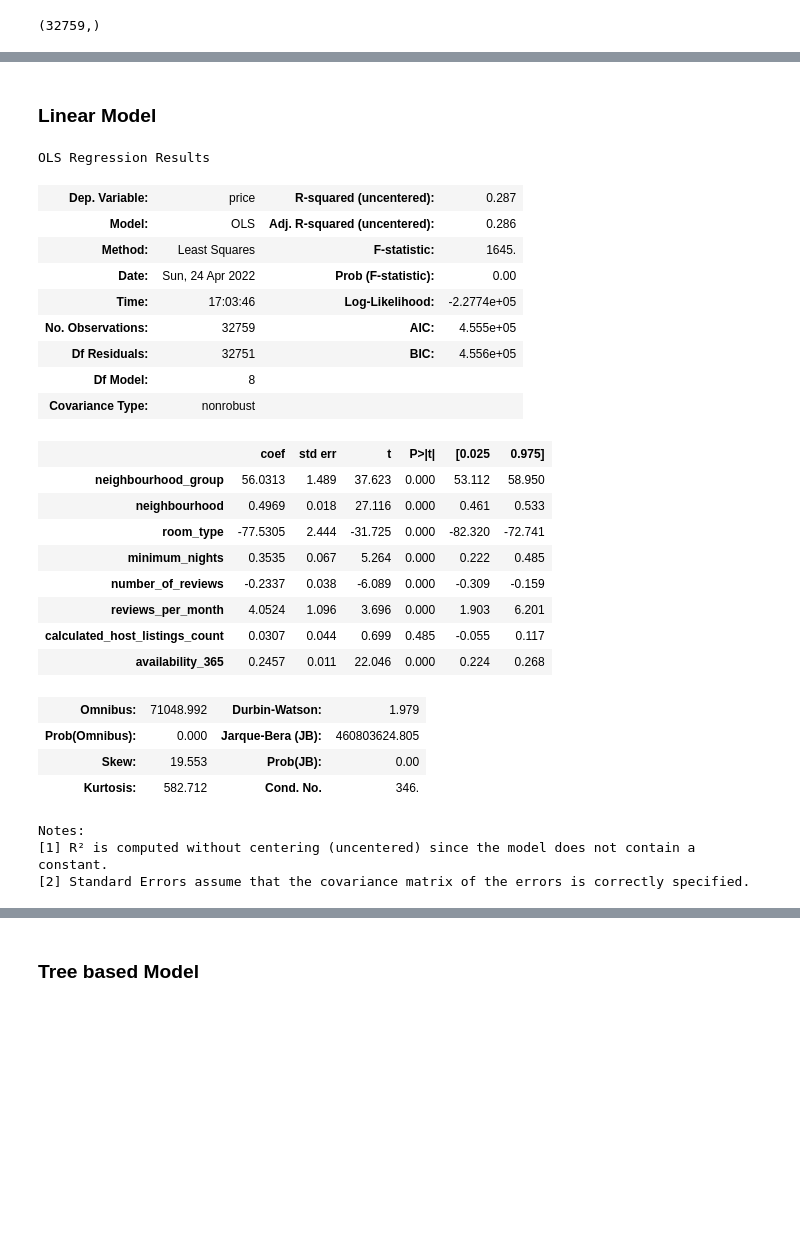
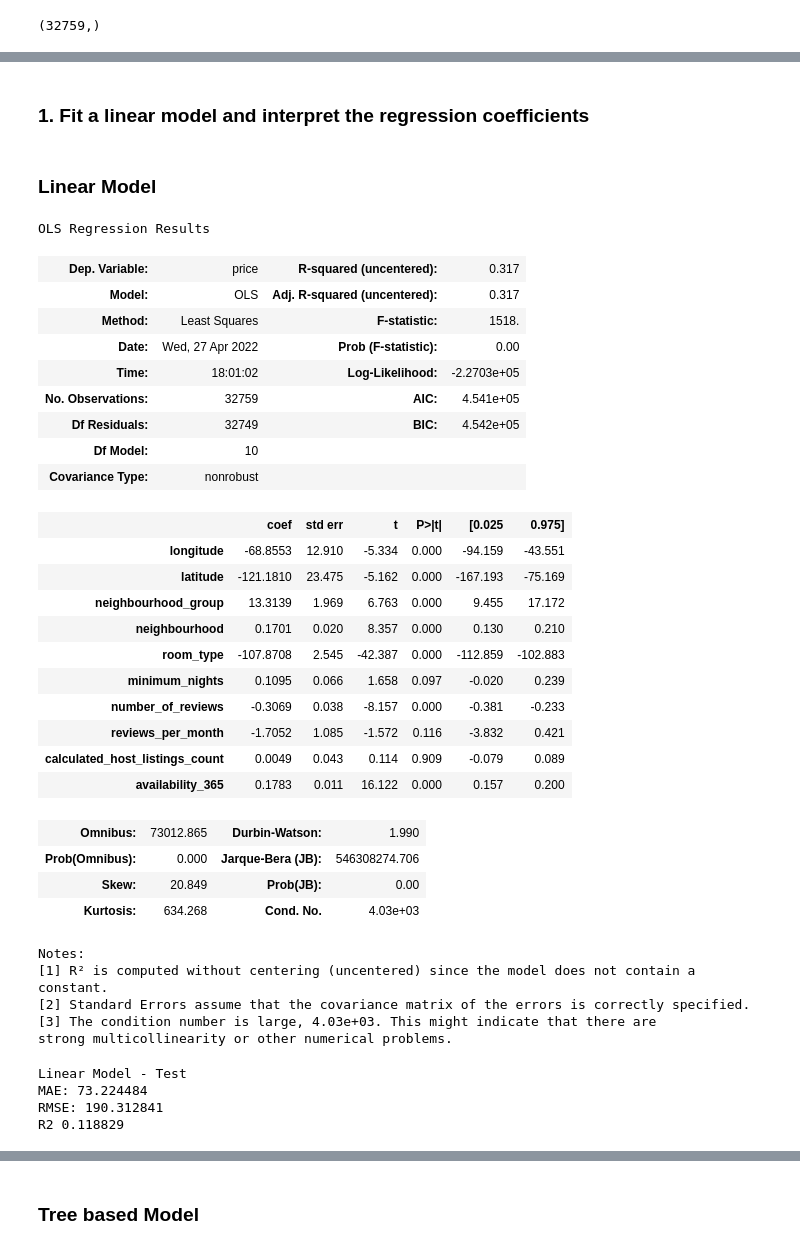
Before and after one commit to midhunmohank/DS, a Jupyter notebook: Notebooks/Model Intrepretability.ipynb, the cells around one changed output, grey strips where cells are left out. Saved outputs shown, nothing was run; the diff lists cells and outputs as text; code cells hidden in the pictures; blank space fills up the shorter version.

```diff
--- a/Notebooks/Model Intrepretability.ipynb
+++ b/Notebooks/Model Intrepretability.ipynb
@@ -46,7 +78,7 @@ df.describe()
 | max | 3.648724e+07 | 2.743213e+08 | 40.913060 | -73.712990 | 10000.000000 | 1250.000000 | 629.000000 | 58.500000 | ... |
 # %%
 #Dropping irrelevant columns
-df.drop(['latitude','longitude','last_review','id','name','host_id','host_name'],axis= 1, inplace= True)
+df.drop(['last_review','id','name','host_id','host_name'],axis= 1, inplace= True)
 # %%
 df.describe()
 # %% [output]
@@ -137,7 +176,7 @@ target.shape
 # %% [output]
 (48895,)
 # %%
-features = df[['neighbourhood_group', 'neighbourhood', 'room_type',
+features = df[['longitude','latitude','neighbourhood_group', 'neighbourhood', 'room_type',
        'minimum_nights', 'number_of_reviews', 'reviews_per_month',
        'calculated_host_listings_count', 'availability_365']]
 # %%
@@ -212,5 +252,0 @@ from sklearn.linear_model import LinearRegression
-# %%
-reg = LinearRegression()
-reg.fit(X_train,y_train)
-
-#Convert categroaical variables to cat codes
@@ -241,37 +253,43 @@ from sklearn.metrics import r2_score
+# %% [markdown]
+### 1. Fit a linear model and interpret the regression coefficients
 # %% [markdown]
 ### Linear Model
 # %%
 import statsmodels.api as sm
 
-OLS_model = sm.OLS(y_train,X_train).fit()
+lin_reg = sm.OLS(y_train,X_train).fit()
 # %%
-OLS_model.summary()
+lin_reg.summary()
 # %% [output]
 OLS Regression Results
-| Dep. Variable: | price | R-squared (uncentered): | 0.287 |
-| Model: | OLS | Adj. R-squared (uncentered): | 0.286 |
-| Method: | Least Squares | F-statistic: | 1645. |
-| Date: | Sun, 24 Apr 2022 | Prob (F-statistic): | 0.00 |
-| Time: | 17:03:46 | Log-Likelihood: | -2.2774e+05 |
-| No. Observations: | 32759 | AIC: | 4.555e+05 |
-| Df Residuals: | 32751 | BIC: | 4.556e+05 |
-| Df Model: | 8 |  |  |
+| Dep. Variable: | price | R-squared (uncentered): | 0.317 |
+| Model: | OLS | Adj. R-squared (uncentered): | 0.317 |
+| Method: | Least Squares | F-statistic: | 1518. |
+| Date: | Wed, 27 Apr 2022 | Prob (F-statistic): | 0.00 |
+| Time: | 18:01:02 | Log-Likelihood: | -2.2703e+05 |
+| No. Observations: | 32759 | AIC: | 4.541e+05 |
+| Df Residuals: | 32749 | BIC: | 4.542e+05 |
+| Df Model: | 10 |  |  |
 | Covariance Type: | nonrobust |  |  |
 |  | coef | std err | t | P>|t| | [0.025 | 0.975] |
-| neighbourhood_group | 56.0313 | 1.489 | 37.623 | 0.000 | 53.112 | 58.950 |
-| neighbourhood | 0.4969 | 0.018 | 27.116 | 0.000 | 0.461 | 0.533 |
-| room_type | -77.5305 | 2.444 | -31.725 | 0.000 | -82.320 | -72.741 |
-| minimum_nights | 0.3535 | 0.067 | 5.264 | 0.000 | 0.222 | 0.485 |
-| number_of_reviews | -0.2337 | 0.038 | -6.089 | 0.000 | -0.309 | -0.159 |
-| reviews_per_month | 4.0524 | 1.096 | 3.696 | 0.000 | 1.903 | 6.201 |
-| calculated_host_listings_count | 0.0307 | 0.044 | 0.699 | 0.485 | -0.055 | 0.117 |
-| availability_365 | 0.2457 | 0.011 | 22.046 | 0.000 | 0.224 | 0.268 |
+| longitude | -68.8553 | 12.910 | -5.334 | 0.000 | -94.159 | -43.551 |
+| latitude | -121.1810 | 23.475 | -5.162 | 0.000 | -167.193 | -75.169 |
+| neighbourhood_group | 13.3139 | 1.969 | 6.763 | 0.000 | 9.455 | 17.172 |
+| neighbourhood | 0.1701 | 0.020 | 8.357 | 0.000 | 0.130 | 0.210 |
+| room_type | -107.8708 | 2.545 | -42.387 | 0.000 | -112.859 | -102.883 |
+| minimum_nights | 0.1095 | 0.066 | 1.658 | 0.097 | -0.020 | 0.239 |
+| number_of_reviews | -0.3069 | 0.038 | -8.157 | 0.000 | -0.381 | -0.233 |
+| reviews_per_month | -1.7052 | 1.085 | -1.572 | 0.116 | -3.832 | 0.421 |
+| calculated_host_listings_count | 0.0049 | 0.043 | 0.114 | 0.909 | -0.079 | 0.089 |
+| availability_365 | 0.1783 | 0.011 | 16.122 | 0.000 | 0.157 | 0.200 |
-| Omnibus: | 71048.992 | Durbin-Watson: | 1.979 |
-| Prob(Omnibus): | 0.000 | Jarque-Bera (JB): | 460803624.805 |
-| Skew: | 19.553 | Prob(JB): | 0.00 |
-| Kurtosis: | 582.712 | Cond. No. | 346. |
+| Omnibus: | 73012.865 | Durbin-Watson: | 1.990 |
+| Prob(Omnibus): | 0.000 | Jarque-Bera (JB): | 546308274.706 |
+| Skew: | 20.849 | Prob(JB): | 0.00 |
+| Kurtosis: | 634.268 | Cond. No. | 4.03e+03 |
 Notes:
 [1] R² is computed without centering (uncentered) since the model does not contain a constant.
 [2] Standard Errors assume that the covariance matrix of the errors is correctly specified.
+[3] The condition number is large, 4.03e+03. This might indicate that there are
+strong multicollinearity or other numerical problems.
 # %%
 #Predicting the values
@@ -278,0 +297,11 @@ lr_pred = OLS_model.predict(X_test)
+# %%
+#Checking accuracy of predictions
+print('Linear Model - Test')
+print('MAE: %f'% mean_absolute_error(y_test, lr_pred))
+print('RMSE: %f'% np.sqrt(mean_squared_error(y_test, lr_pred)))
+print('R2 %f' % r2_score(y_test, lr_pred))
+# %% [output]
+Linear Model - Test
+MAE: 73.224484
+RMSE: 190.312841
+R2 0.118829
```
Also changed, not shown: parts of 65 cells of this notebook, 1 other file.
